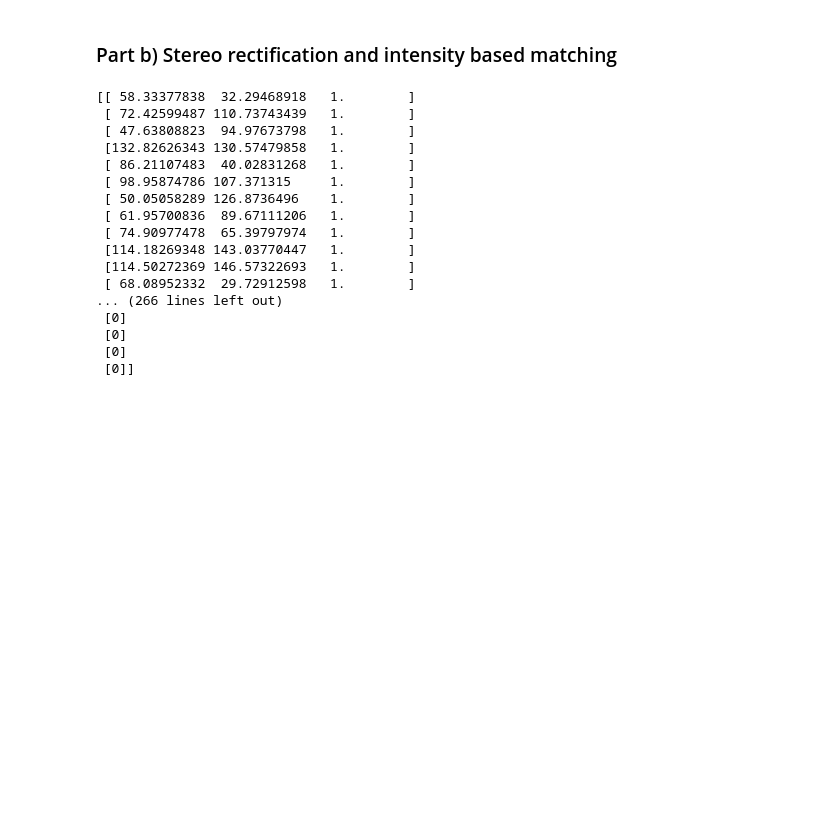
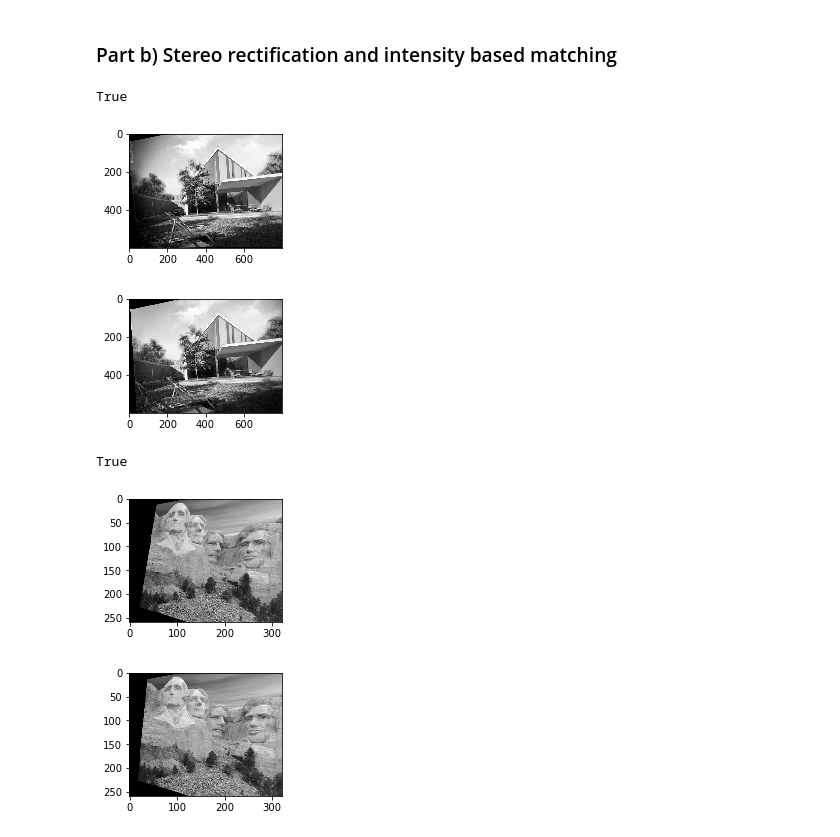
Before and after one commit to RahulSajnani/Computer-vision, a Jupyter notebook: 20171056_Assignment2/20171056_Assignment_2.ipynb, the cells around one changed output. Saved outputs shown, nothing was run; the diff lists cells and outputs as text; code cells hidden in the pictures; blank space fills up the shorter version.

```diff
--- a/20171056_Assignment2/20171056_Assignment_2.ipynb
+++ b/20171056_Assignment2/20171056_Assignment_2.ipynb
@@ -388,12 +393,16 @@ def stereoRectification(image1, image2):
     points_2 = points_2[inliers,:]
 
 
-    H = cv2.stereoRectifyUncalibrated(points_1.ravel(), points_2.ravel(), F, (image1.shape[1], image1.shape[0]))
+    H = cv2.stereoRectifyUncalibrated(points_1.ravel(), points_2.ravel(), F, (image1.shape[0], image1.shape[1]))
 
+    print(H[0])
     warpedImage1 = cv2.warpPerspective(image1, H[1], (image1.shape[1], image1.shape[0]))
 
-    H = cv2.stereoRectifyUncalibrated(points_2.ravel(), points_1.ravel(), F, (image2.shape[1], image2.shape[0]))
-    warpedImage2 = cv2.warpPerspective(image2, H[1], (image2.shape[1], image2.shape[0]))
+#     H = cv2.stereoRectifyUncalibrated(points_2.ravel(), points_1.ravel(), F, (image2.shape[1], image2.shape[0]))
+    warpedImage2 = cv2.warpPerspective(image2, H[2], (image2.shape[1], image2.shape[0]))
 
+    plt.subplot(1,2, 1)
     showGrayImage(warpedImage1)
+    plt.subplot(1, 2, 2)
     showGrayImage(warpedImage2)
+    return warpedImage1, warpedImage2
@@ -520,22 +669,39 @@ if __name__ == "__main__":
 # %% [markdown]
 ### Part b) Stereo rectification and intensity based matching
-# %%
-    stereoRectification(imageLeft, imageRight)
-# %% [output]
-[[ 58.33377838  32.29468918   1.        ]
- [ 72.42599487 110.73743439   1.        ]
- [ 47.63808823  94.97673798   1.        ]
- [132.82626343 130.57479858   1.        ]
- [ 86.21107483  40.02831268   1.        ]
- [ 98.95874786 107.371315     1.        ]
- [ 50.05058289 126.8736496    1.        ]
- [ 61.95700836  89.67111206   1.        ]
- [ 74.90977478  65.39797974   1.        ]
- [114.18269348 143.03770447   1.        ]
- [114.50272369 146.57322693   1.        ]
- [ 68.08952332  29.72912598   1.        ]
-... (266 lines left out)
- [0]
- [0]
- [0]
- [0]]
+# %%
+    imageDir2 = './images/stereo_images/'
+    imageId = 1
+    imageFile = '%d.jpg' % imageId
+    imagePath = imageDir2 + imageFile
+
+    image = cv2.imread(imagePath)
+    imageLeft, imageRight = divideImage(image)
+    stereoRectification(imageLeft, imageRight)
+
+
+    imageId = 2
+    imageFile = '%d.jpg' % imageId
+    imagePath = imageDir2 + imageFile
+
+    image = cv2.imread(imagePath)
+    imageLeft, imageRight = divideImage(image)
+
+    imageLeft, imageRight = stereoRectification(imageLeft, imageRight)
+
+
+#     imageId = 3
+#     imageFile = '%d.jpeg' % imageId
+#     imagePath = imageDir2 + imageFile
+
+#     image = cv2.imread(imagePath)
+#     imageLeft, imageRight = divideImage(image)
+
+#     imageLeft, imageRight = stereoRectification(imageLeft, imageRight)
+# #     getEpipolarlines(imageLeft, imageRight)
+# %% [output]
+True
+[figure, added]
+[figure, added]
+True
+[figure, added]
+[figure, added]
```
Also changed, not shown: parts of 10 cells of this notebook.
